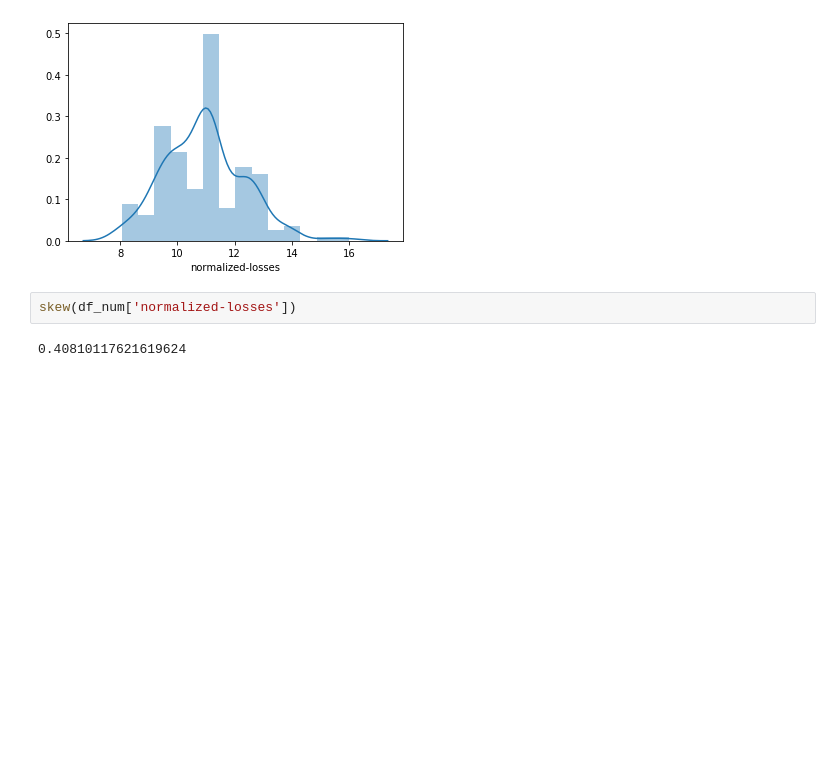
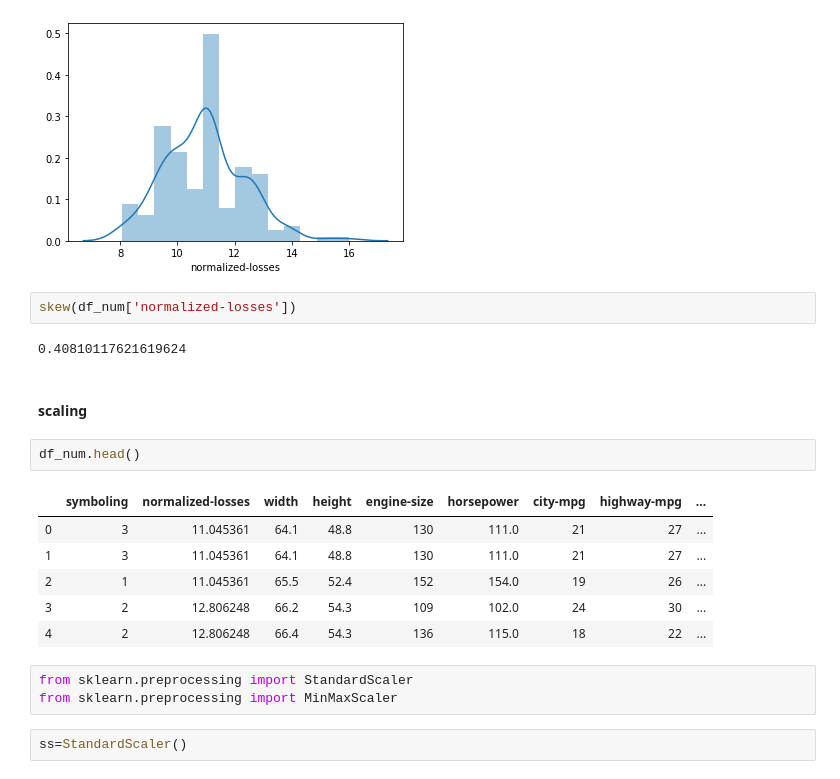
Before and after one commit to apurva-1299/ml, a Jupyter notebook: EDA AND PREPROCESSING.ipynb, the cells around one changed output. Drawn from its saved outputs; the diff is of its cells as text; blank space fills up the shorter version.

```diff
--- a/EDA AND PREPROCESSING.ipynb
+++ b/EDA AND PREPROCESSING.ipynb
@@ -376,3 +378,19 @@ sns.distplot(df_num['normalized-losses'])
 skew(df_num['normalized-losses'])
 # %% [output]
 0.40810117621619624
+# %% [markdown]
+#### scaling
+# %%
+df_num.head()
+# %% [output]
+|  | symboling | normalized-losses | width | height | engine-size | horsepower | city-mpg | highway-mpg | ... |
+| 0 | 3 | 11.045361 | 64.1 | 48.8 | 130 | 111.0 | 21 | 27 | ... |
+| 1 | 3 | 11.045361 | 64.1 | 48.8 | 130 | 111.0 | 21 | 27 | ... |
+| 2 | 1 | 11.045361 | 65.5 | 52.4 | 152 | 154.0 | 19 | 26 | ... |
+| 3 | 2 | 12.806248 | 66.2 | 54.3 | 109 | 102.0 | 24 | 30 | ... |
+| 4 | 2 | 12.806248 | 66.4 | 54.3 | 136 | 115.0 | 18 | 22 | ... |
+# %%
+from sklearn.preprocessing import StandardScaler
+from sklearn.preprocessing import MinMaxScaler
+# %%
+ss=StandardScaler()
```
Also changed, not shown: parts of 6 cells of this notebook.
